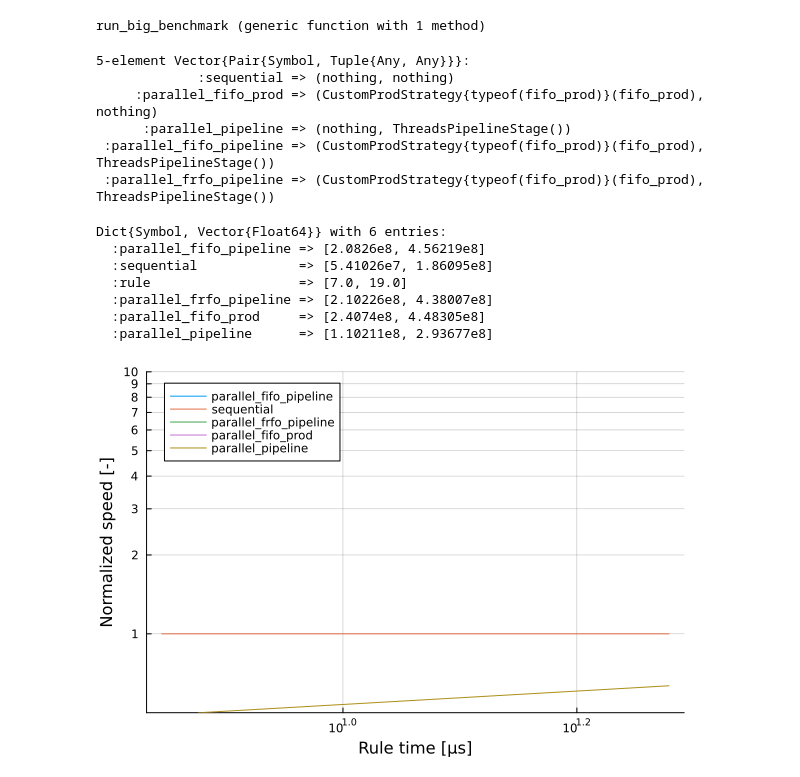
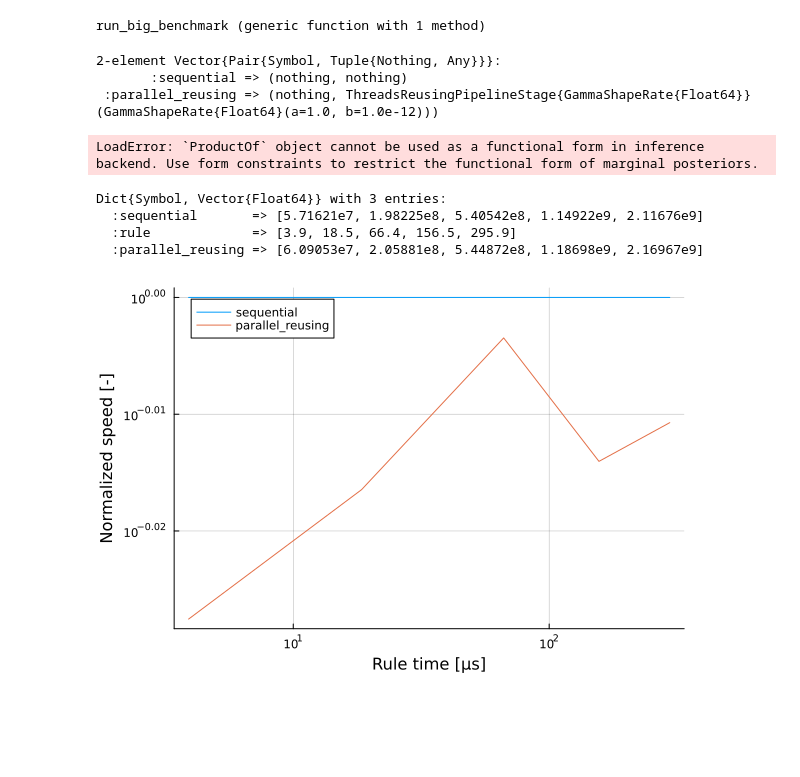
Before and after one commit to biaslab/ThesisParallelMP, a Jupyter notebook: benchmarks/autoregressive.ipynb, the cells around one changed output. Drawn from its saved outputs; the diff is of its cells as text; code cells hidden in the pictures; blank space fills up the shorter version.

Commit message:
update graphs

```diff
--- a/benchmarks/autoregressive.ipynb
+++ b/benchmarks/autoregressive.ipynb
@@ -174,7 +174,6 @@ function prepare_benchmark(prod, pipeline, order, niterations = 100)
             options       = moptions,
             initmarginals = minitmarginals,
             returnvars    = mreturnvars,
-            free_energy   = true,
         )
         return timing[]
     end
@@ -201,22 +200,22 @@ run_big_benchmark (generic function with 1 method)
 # %%
 combinations = [
     :sequential => (nothing, nothing),
-    :parallel_fifo_prod => (CustomProdStrategy(fifo_prod), nothing),
-    :parallel_pipeline => (nothing, ThreadsPipelineStage()),
-    :parallel_fifo_pipeline => (CustomProdStrategy(fifo_prod), ThreadsPipelineStage()),
-    :parallel_frfo_pipeline => (CustomProdStrategy(fifo_prod), ThreadsPipelineStage()),
+    #:parallel_fifo_prod => (CustomProdStrategy(fifo_prod), nothing),
+    #:parallel_pipeline => (nothing, ThreadsPipelineStage()),
+    #:parallel_fifo_pipeline => (CustomProdStrategy(fifo_prod), ThreadsPipelineStage()),
+    #:parallel_frfo_pipeline => (CustomProdStrategy(fifo_prod), ThreadsPipelineStage()),
+    :parallel_reusing => (nothing, ThreadsReusingPipelineStage(vague(MvNormalMeanCovariance, 2)))
 ]
 # %% [output]
-5-element Vector{Pair{Symbol, Tuple{Any, Any}}}:
-             :sequential => (nothing, nothing)
-     :parallel_fifo_prod => (CustomProdStrategy{typeof(fifo_prod)}(fifo_prod), nothing)
-      :parallel_pipeline => (nothing, ThreadsPipelineStage())
- :parallel_fifo_pipeline => (CustomProdStrategy{typeof(fifo_prod)}(fifo_prod), ThreadsPipelineStage())
- :parallel_frfo_pipeline => (CustomProdStrategy{typeof(fifo_prod)}(fifo_prod), ThreadsPipelineStage())
+2-element Vector{Pair{Symbol, Tuple{Nothing, Any}}}:
+       :sequential => (nothing, nothing)
+ :parallel_reusing => (nothing, ThreadsReusingPipelineStage{GammaShapeRate{Float64}}(GammaShapeRate{Float64}(a=1.0, b=1.0e-12)))
 # %%
 BLAS.set_num_threads(1)
 # %%
-results = run_big_benchmark(combinations, [1, 10,]; niterations = 25);
+results = run_big_benchmark(combinations, [2, ]; niterations = 25);
+# %% [output]
+LoadError: `ProductOf` object cannot be used as a functional form in inference backend. Use form constraints to restrict the functional form of marginal posteriors.
 # %%
 orders = getindex.(results, 1)
 benchmarks = getindex.(results, 2)
@@ -226,31 +225,28 @@ points = map(labels) do label
     label => minimum.(getindex.(benchmarks, label))
 end |> Dict
 # %% [output]
-Dict{Symbol, Vector{Float64}} with 6 entries:
-  :parallel_fifo_pipeline => [2.0826e8, 4.56219e8]
-  :sequential             => [5.41026e7, 1.86095e8]
-  :rule                   => [7.0, 19.0]
-  :parallel_frfo_pipeline => [2.10226e8, 4.38007e8]
-  :parallel_fifo_prod     => [2.4074e8, 4.48305e8]
-  :parallel_pipeline      => [1.10211e8, 2.93677e8]
+Dict{Symbol, Vector{Float64}} with 3 entries:
+  :sequential       => [5.71621e7, 1.98225e8, 5.40542e8, 1.14922e9, 2.11676e9]
+  :rule             => [3.9, 18.5, 66.4, 156.5, 295.9]
+  :parallel_reusing => [6.09053e7, 2.05881e8, 5.44872e8, 1.18698e9, 2.16967e9]
 # %%
 p = plot(
     xaxis=:log,
     yaxis=:log,
     legend=:topleft,
     xlabel="Rule time [μs]",
     ylabel="Normalized speed [-]",
-    yticks=([1:10;], [string(a) for a in 1:10]),
-    ylim = (0.5, 10),
+    #yticks=([1:10;], [string(a) for a in 1:10]),
+    #ylim = (0.5, 10),
     gridalpha=0.3,
 )
 
 for (key, values) in pairs(points)
     if key != :rule
         plot!(p, points[:rule], points[:sequential] ./ values, label = string(key))
     end
 end
 
 p
 # %% [output]
-[figure, old version]
+[figure, new version]
```
Also changed, not shown: parts of 2 cells of this notebook, 4 other files.
